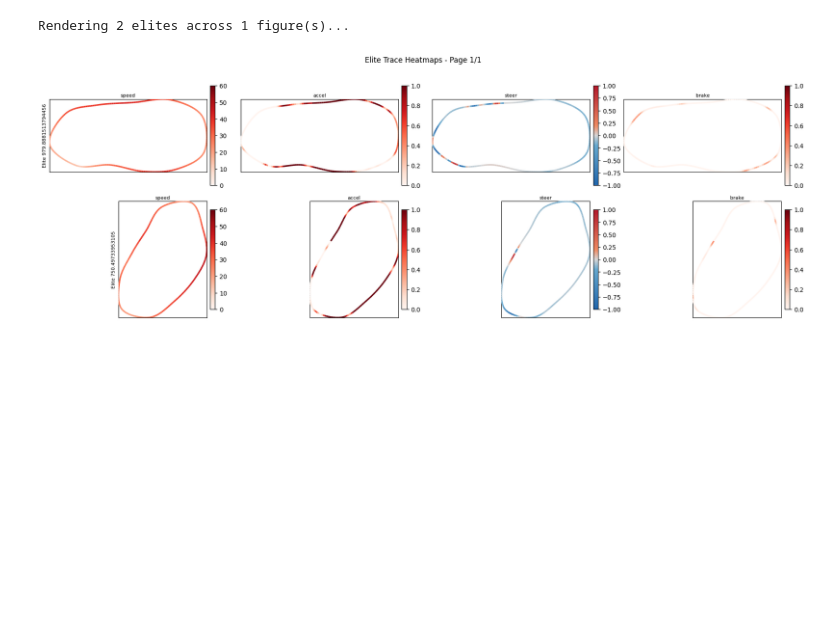
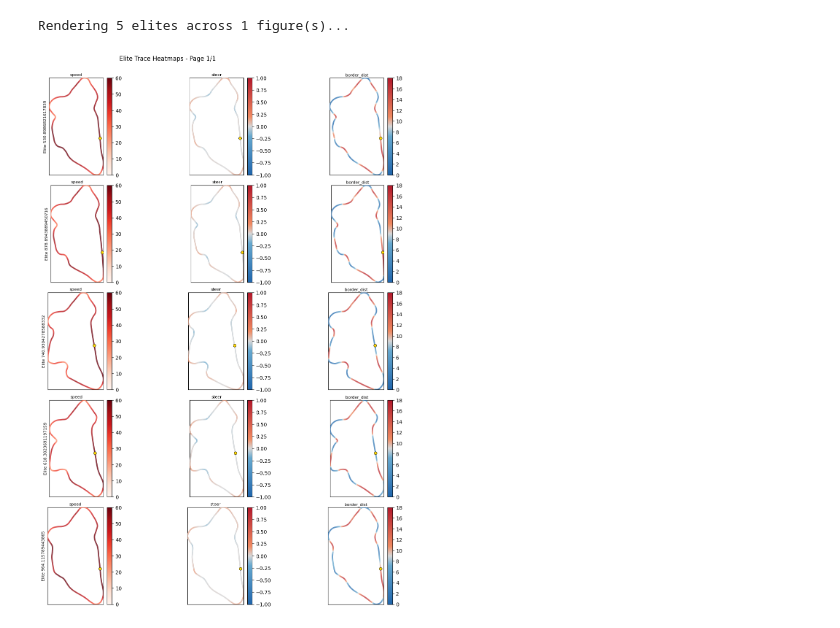
Before and after one commit to zibasPk/Novelty-Search-for-Racing-Track-Design, a Jupyter notebook: mapelite/data_analysis/visualize_elites_2.ipynb, the cells around one changed output. Cells and saved outputs as stored; diff of their text form; code cells hidden in the pictures; blank space fills up the shorter version.

Commit message:
adds new visualizations for elites and embedding space

```diff
--- a/mapelite/data_analysis/visualize_elites_2.ipynb
+++ b/mapelite/data_analysis/visualize_elites_2.ipynb
@@ -4,9 +4,12 @@ import json
 from concurrent.futures import ThreadPoolExecutor, as_completed
 import requests
 
+PRECOMPILED_EMBEDDINGS_PATH = "mapelite/datasets/track_embeddings_metrics_32dim_rngMixDS_tita_1.npz"
+EMBEDDING_MODEL_PATH = "mapelite/embeddings/models/model_metrics_VAE/model_metrics_VAE_mixRng_tita_1.pth"
+
 
 def fetch_elite_traces_and_reconstructions(
-    elites_path="data/ns/elites.json",
+    elites_path="data/no augmentation runs/ns k=30 thr=4.6/ns/elites.json",
     recon_url="http://localhost:4242/reconstruct",
     eval_url="http://localhost:4242/evaluate",
     max_workers_cap=6,
@@ -46,6 +49,7 @@ def fetch_elite_traces_and_reconstructions(
                 "steer_trace": fit.get("steer_trace", None),
                 "brake_trace": fit.get("brake_trace", None),
                 "accel_trace": fit.get("accel_trace", None),
+                "border_dist_trace": fit.get("border_dist_trace", None),
             }
 
             embedding_data = fit.get("embedding_data", None)
@@ -69,7 +73,7 @@ def fetch_elite_traces_and_reconstructions(
                 "embedding_data": embedding_data,
             }, None
         except Exception as e:
-            return elite_id, None, str(e)
+            return elite_id, None, str(e.response.text)
 
     id_to_traces_recon = {}
     max_workers = min(max_workers_cap, max(1, len(elites)))
@@ -89,7 +93,6 @@ def fetch_elite_traces_and_reconstructions(
     print(f"Completed: {len(id_to_traces_recon)}/{len(elites)} elites")
     return id_to_traces_recon, elites
 
-elites_ids = [979.8881513794456, 750.49733953105]
-
+elites_ids = [740.9304278588332, 530.8986821617839, 878.8943889450716, 964.115789443865, 618.3023691197159]
 id_to_traces_recon, elites = fetch_elite_traces_and_reconstructions(elite_ids=elites_ids)
 # %% [output]
@@ -207,12 +239,13 @@ from mapelite.data_analysis.utils import (
 )
 
 # Keep the same metric ordering and fixed ranges used in mapelite/embeddings/visualizer.py
-TRACE_METRICS = ["speed_trace", "accel_trace", "steer_trace", "brake_trace"]
+TRACE_METRICS = ["speed_trace","steer_trace", "border_dist_trace"]
 TRACE_RANGES = {
     "speed_trace": (0, 60),
     "steer_trace": (-1, 1),
     "accel_trace": (0, 1),
     "brake_trace": (0, 1),
+    "border_dist_trace": (0, 18),
 }
 
 CUSTOM_BURD = LinearSegmentedColormap.from_list(
@@ -233,6 +266,7 @@ TRACE_CMAPS = {
     "accel_trace": "Reds",
     "steer_trace": CUSTOM_BURD,
     "brake_trace": "Reds",
+    "border_dist_trace": CUSTOM_BURD,
 }
 
 ROWS_PER_FIGURE = 5
@@ -250,6 +284,24 @@ def _clean_trace(trace):
     if len(values) < 2:
         return []
     return list(zip(values.tolist(), distances.tolist()))
+
+def _plot_start_point(ax, track):
+    if not track:
+        return
+    start = track[0]
+    sx, sy = start.get("x"), start.get("y")
+    if sx is None or sy is None:
+        return
+    ax.scatter(
+        [sx],
+        [sy],
+        s=32,
+        c="gold",
+        edgecolors="black",
+        linewidths=0.6,
+        zorder=10,
+        marker="o",
+    )
 
 elite_items = list(id_to_traces_recon.items())
 if len(elite_items) == 0:
@@ -273,35 +325,37 @@ else:
             for c, metric in enumerate(TRACE_METRICS):
                 ax = axes[r, c]
                 metric_trace = _clean_trace(trace_data.get(metric, None))
 
                 metric_label = metric.replace("_trace", "")
                 title = f"{metric_label}"
 
                 if track and metric_trace:
                     plot_track_heatmap(
                         ax,
                         track,
                         metric_trace,
                         title=title,
                         cmap=TRACE_CMAPS.get(metric, "Reds"),
                         color_range=TRACE_RANGES.get(metric),
                     )
+                    _plot_start_point(ax, track)
                 else:
                     if track:
                         plot_track(ax, track, title=title, track_color="lightgray")
+                        _plot_start_point(ax, track)
                     else:
                         ax.set_axis_off()
                     ax.text(0.5, 0.5, "missing data", ha="center", va="center", transform=ax.transAxes, fontsize=8)
 
                 if c == 0:
                     ax.set_ylabel(f"Elite {elite_id}", fontsize=8)
 
         fig.suptitle(f"Elite Trace Heatmaps - Page {page_num + 1}/{total_pages}", fontsize=12)
         plt.tight_layout(rect=[0, 0, 1, 0.98])
         plt.show()
 # %% [output]
-Rendering 2 elites across 1 figure(s)...
+Rendering 5 elites across 1 figure(s)...
-[figure, old version]
+[figure, new version]
 # %%
 import math
 import importlib
```
Also changed, not shown: parts of 6 cells of this notebook, 2 other files.
